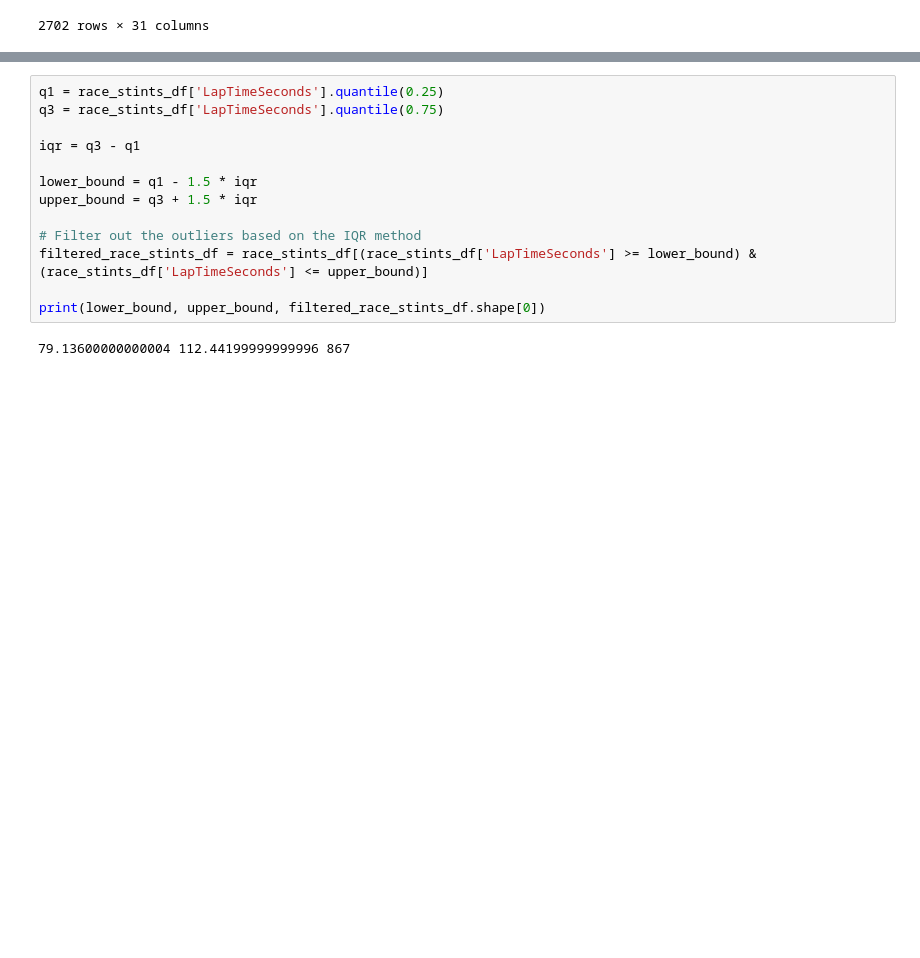
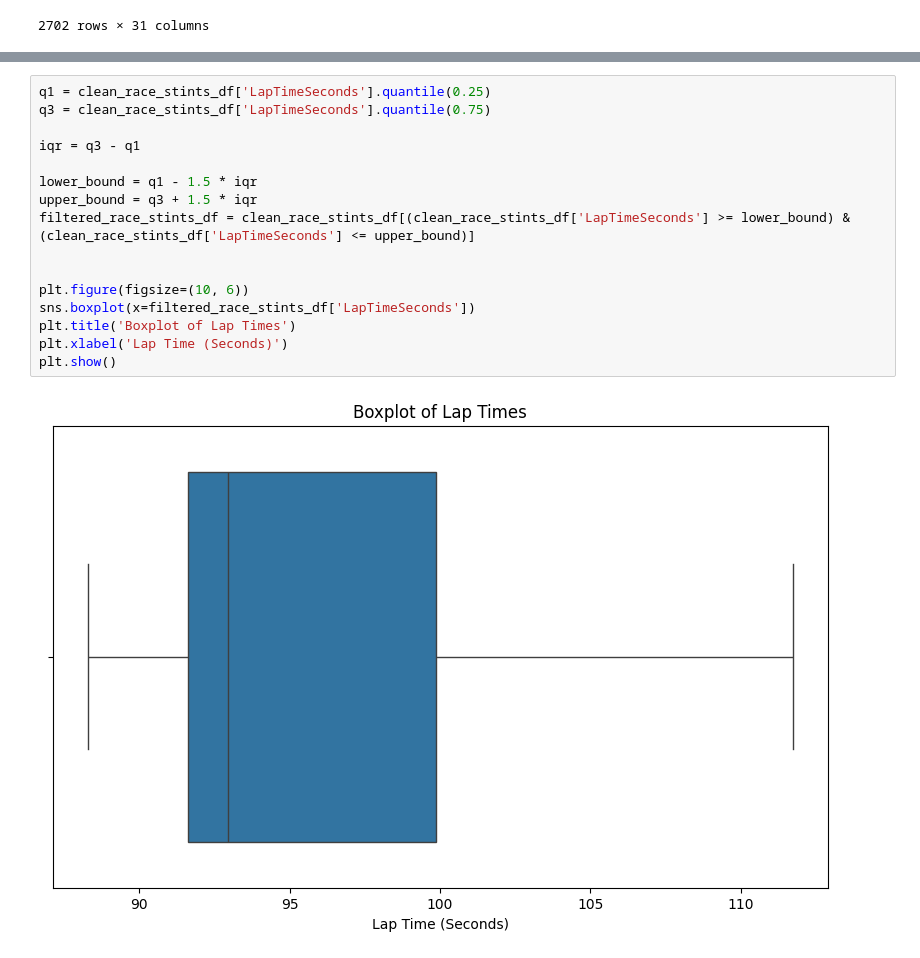
Before and after one commit to JamesBurnard1/Pitwall-F1, a Jupyter notebook: exploration.ipynb, the cells around one changed output, grey strips where cells are left out. Drawn from its saved outputs; the diff is of its cells as text; blank space fills up the shorter version.

```diff
--- a/exploration.ipynb
+++ b/exploration.ipynb
@@ -233,18 +223,21 @@ upper_bound = q3 * 1.5 * iqr
 # %% [output]
 [figure]
 # %%
-q1 = race_stints_df['LapTimeSeconds'].quantile(0.25)
-q3 = race_stints_df['LapTimeSeconds'].quantile(0.75)
+q1 = clean_race_stints_df['LapTimeSeconds'].quantile(0.25)
+q3 = clean_race_stints_df['LapTimeSeconds'].quantile(0.75)
 
 iqr = q3 - q1
 
 lower_bound = q1 - 1.5 * iqr
 upper_bound = q3 + 1.5 * iqr
+filtered_race_stints_df = clean_race_stints_df[(clean_race_stints_df['LapTimeSeconds'] >= lower_bound) & (clean_race_stints_df['LapTimeSeconds'] <= upper_bound)]
 
-# Filter out the outliers based on the IQR method
-filtered_race_stints_df = race_stints_df[(race_stints_df['LapTimeSeconds'] >= lower_bound) & (race_stints_df['LapTimeSeconds'] <= upper_bound)]
 
-print(lower_bound, upper_bound, filtered_race_stints_df.shape[0])
+plt.figure(figsize=(10, 6))
+sns.boxplot(x=filtered_race_stints_df['LapTimeSeconds'])
+plt.title('Boxplot of Lap Times')
+plt.xlabel('Lap Time (Seconds)')
+plt.show()
 # %% [output]
-79.13600000000004 112.44199999999996 867
+[figure, added]
 # %%
```
Also changed, not shown: parts of 7 cells of this notebook.
